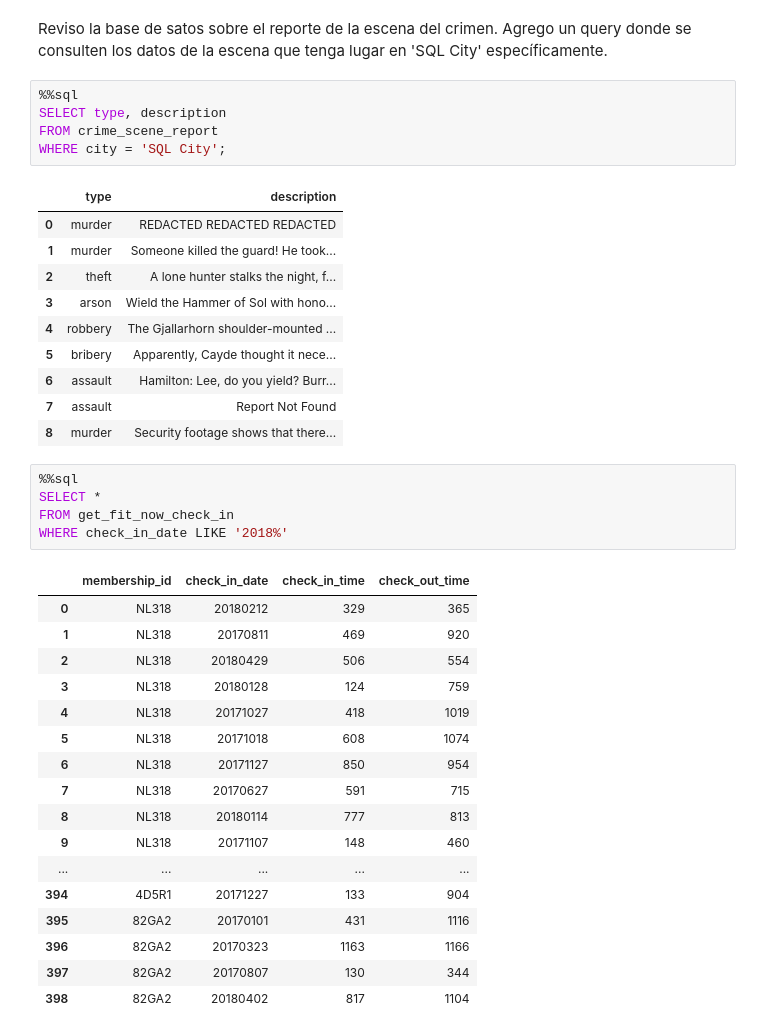
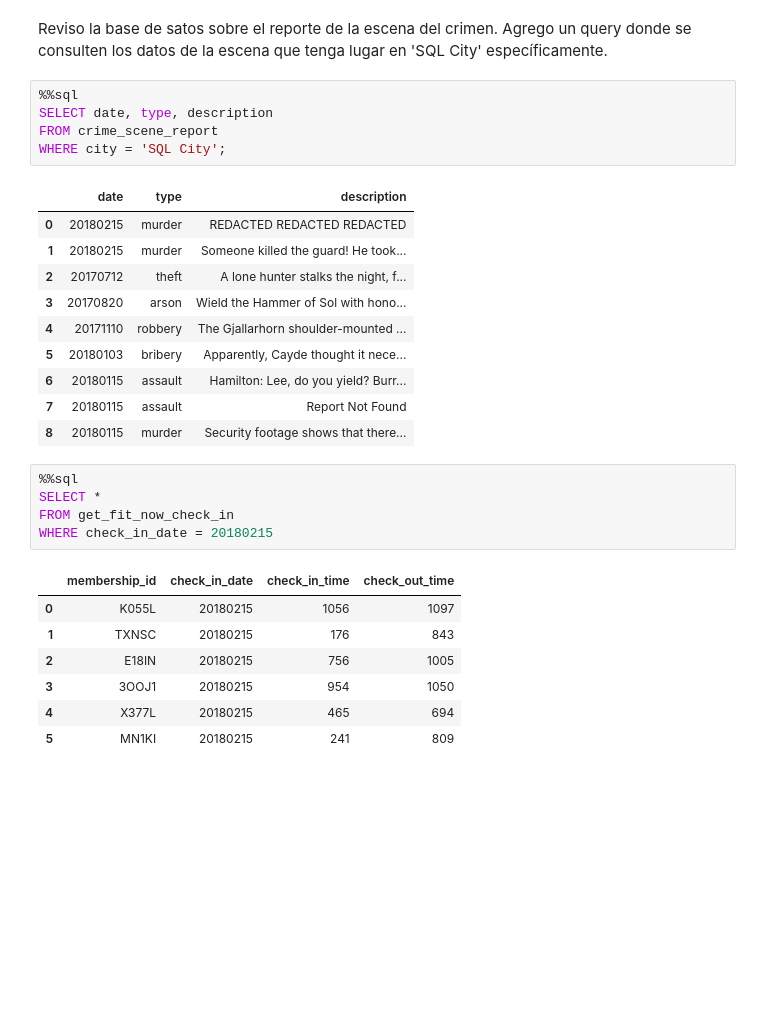
Before and after one commit to DanielaPosadas/SQL-Mystery, a Jupyter notebook: Sql-Murder-Mystery/SQL_Murder_Mystery.ipynb, the cells around one changed output. Saved outputs shown, nothing was run; the diff lists cells and outputs as text; blank space fills up the shorter version.

```diff
--- a/Sql-Murder-Mystery/SQL_Murder_Mystery.ipynb
+++ b/Sql-Murder-Mystery/SQL_Murder_Mystery.ipynb
@@ -181,43 +179,33 @@ No olvides usar `%%sql` en la parte superior de las celdas de `Code` que crees p
 Reviso la base de satos sobre el reporte de la escena del crimen. Agrego un query donde se consulten los datos de la escena que tenga lugar en 'SQL City' específicamente.
 # %%
 %%sql
-SELECT type, description
+SELECT date, type, description
 FROM crime_scene_report
 WHERE city = 'SQL City';
 # %% [output]
-|  | type | description |
-| 0 | murder | REDACTED REDACTED REDACTED |
-| 1 | murder | Someone killed the guard! He took... |
-| 2 | theft | A lone hunter stalks the night, f... |
-| 3 | arson | Wield the Hammer of Sol with hono... |
-| 4 | robbery | The Gjallarhorn shoulder-mounted ... |
-| 5 | bribery | Apparently, Cayde thought it nece... |
-| 6 | assault | Hamilton: Lee, do you yield? Burr... |
-| 7 | assault | Report Not Found |
-| 8 | murder | Security footage shows that there... |
+|  | date | type | description |
+| 0 | 20180215 | murder | REDACTED REDACTED REDACTED |
+| 1 | 20180215 | murder | Someone killed the guard! He took... |
+| 2 | 20170712 | theft | A lone hunter stalks the night, f... |
+| 3 | 20170820 | arson | Wield the Hammer of Sol with hono... |
+| 4 | 20171110 | robbery | The Gjallarhorn shoulder-mounted ... |
+| 5 | 20180103 | bribery | Apparently, Cayde thought it nece... |
+| 6 | 20180115 | assault | Hamilton: Lee, do you yield? Burr... |
+| 7 | 20180115 | assault | Report Not Found |
+| 8 | 20180115 | murder | Security footage shows that there... |
 # %%
 %%sql
 SELECT *
 FROM get_fit_now_check_in
-WHERE check_in_date LIKE '2018%'
+WHERE check_in_date = 20180215
 # %% [output]
 |  | membership_id | check_in_date | check_in_time | check_out_time |
-| 0 | NL318 | 20180212 | 329 | 365 |
-| 1 | NL318 | 20170811 | 469 | 920 |
-| 2 | NL318 | 20180429 | 506 | 554 |
-| 3 | NL318 | 20180128 | 124 | 759 |
-| 4 | NL318 | 20171027 | 418 | 1019 |
-| 5 | NL318 | 20171018 | 608 | 1074 |
-| 6 | NL318 | 20171127 | 850 | 954 |
-| 7 | NL318 | 20170627 | 591 | 715 |
-| 8 | NL318 | 20180114 | 777 | 813 |
-| 9 | NL318 | 20171107 | 148 | 460 |
-| ... | ... | ... | ... | ... |
-| 394 | 4D5R1 | 20171227 | 133 | 904 |
-| 395 | 82GA2 | 20170101 | 431 | 1116 |
-| 396 | 82GA2 | 20170323 | 1163 | 1166 |
-| 397 | 82GA2 | 20170807 | 130 | 344 |
-| 398 | 82GA2 | 20180402 | 817 | 1104 |
+| 0 | K055L | 20180215 | 1056 | 1097 |
+| 1 | TXNSC | 20180215 | 176 | 843 |
+| 2 | E18IN | 20180215 | 756 | 1005 |
+| 3 | 3OOJ1 | 20180215 | 954 | 1050 |
+| 4 | X377L | 20180215 | 465 | 694 |
+| 5 | MN1KI | 20180215 | 241 | 809 |
 # %%
 %%sql
 SELECT *
```
Also changed, not shown: parts of 7 cells of this notebook.
